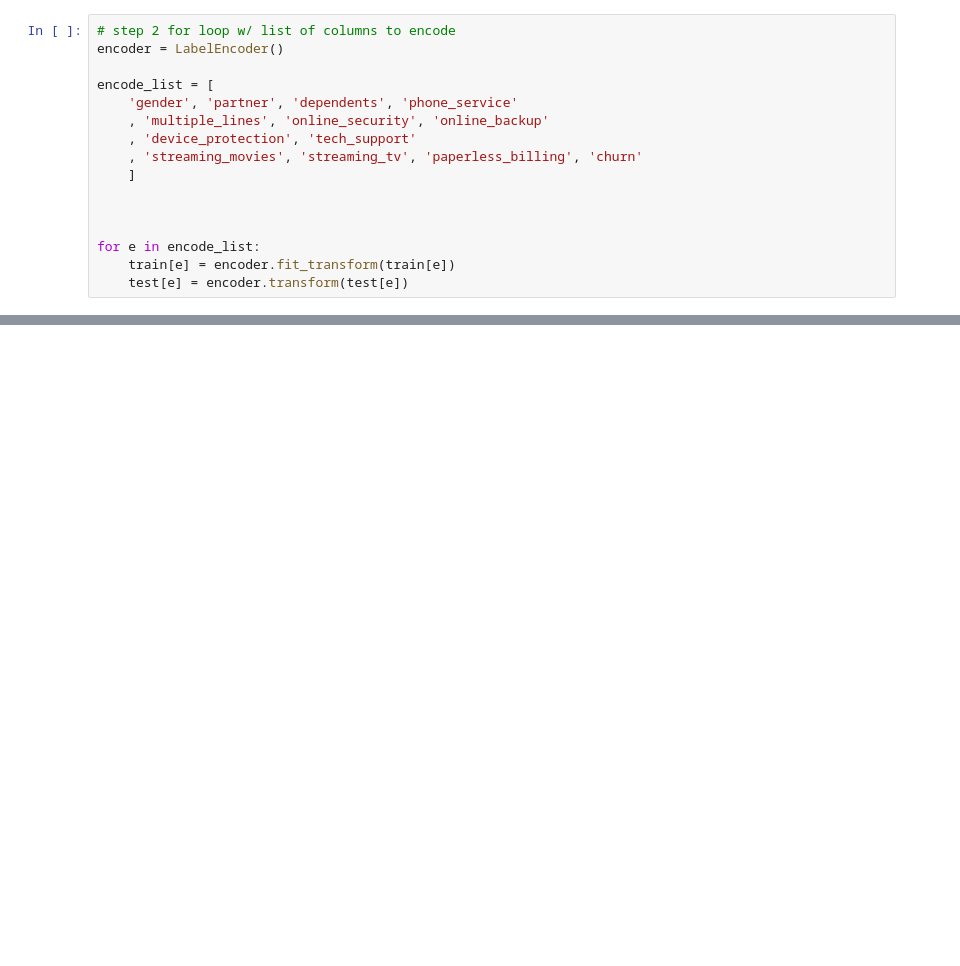
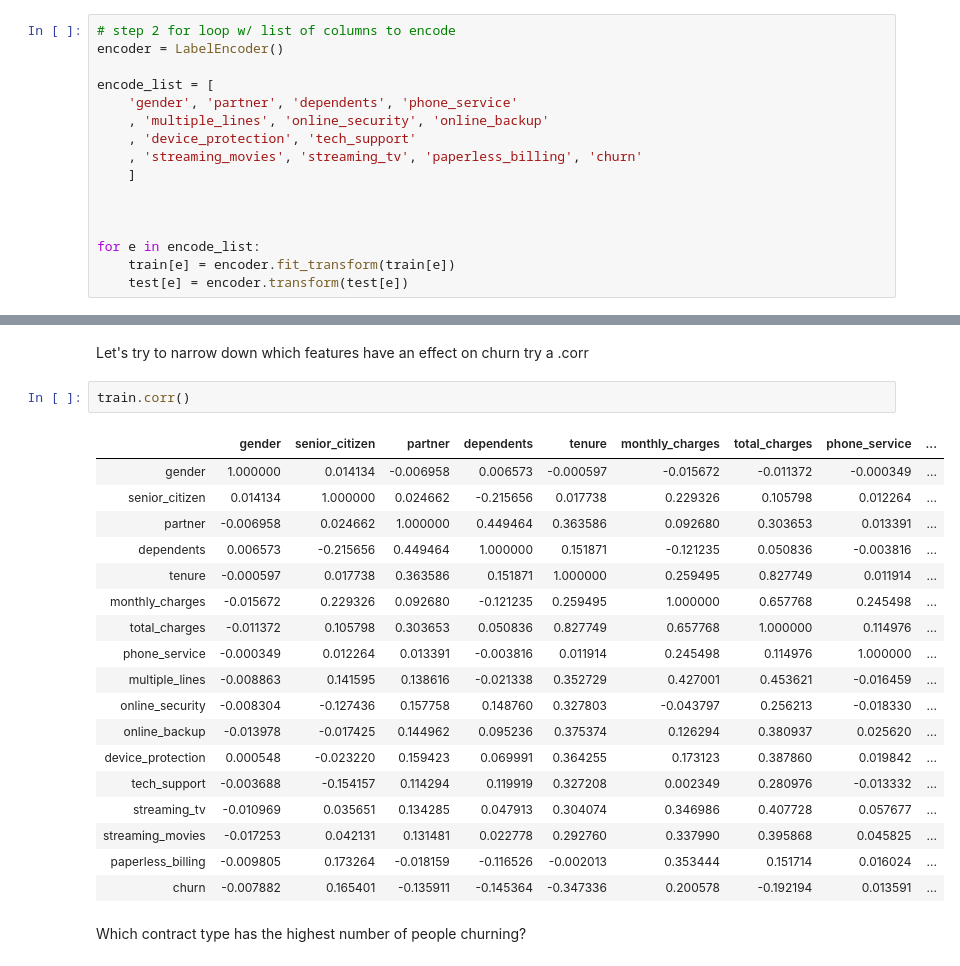
Before and after one commit to Corn-Shipps/predicting_telco_churn, a Jupyter notebook: JadaNotes.ipynb, the cells around one changed output, grey strips where cells are left out. Cells and saved outputs as stored; diff of their text form; blank space fills up the shorter version.

```diff
--- a/JadaNotes.ipynb
+++ b/JadaNotes.ipynb
@@ -211,0 +249,26 @@ test.shape
+# %% [markdown]
+Let's try to narrow down which features have an effect on churn
+try a .corr
+# %%
+train.corr()
+# %% [output]
+|  | gender | senior_citizen | partner | dependents | tenure | monthly_charges | total_charges | phone_service | ... |
+| gender | 1.000000 | 0.014134 | -0.006958 | 0.006573 | -0.000597 | -0.015672 | -0.011372 | -0.000349 | ... |
+| senior_citizen | 0.014134 | 1.000000 | 0.024662 | -0.215656 | 0.017738 | 0.229326 | 0.105798 | 0.012264 | ... |
+| partner | -0.006958 | 0.024662 | 1.000000 | 0.449464 | 0.363586 | 0.092680 | 0.303653 | 0.013391 | ... |
+| dependents | 0.006573 | -0.215656 | 0.449464 | 1.000000 | 0.151871 | -0.121235 | 0.050836 | -0.003816 | ... |
+| tenure | -0.000597 | 0.017738 | 0.363586 | 0.151871 | 1.000000 | 0.259495 | 0.827749 | 0.011914 | ... |
+| monthly_charges | -0.015672 | 0.229326 | 0.092680 | -0.121235 | 0.259495 | 1.000000 | 0.657768 | 0.245498 | ... |
+| total_charges | -0.011372 | 0.105798 | 0.303653 | 0.050836 | 0.827749 | 0.657768 | 1.000000 | 0.114976 | ... |
+| phone_service | -0.000349 | 0.012264 | 0.013391 | -0.003816 | 0.011914 | 0.245498 | 0.114976 | 1.000000 | ... |
+| multiple_lines | -0.008863 | 0.141595 | 0.138616 | -0.021338 | 0.352729 | 0.427001 | 0.453621 | -0.016459 | ... |
+| online_security | -0.008304 | -0.127436 | 0.157758 | 0.148760 | 0.327803 | -0.043797 | 0.256213 | -0.018330 | ... |
+| online_backup | -0.013978 | -0.017425 | 0.144962 | 0.095236 | 0.375374 | 0.126294 | 0.380937 | 0.025620 | ... |
+| device_protection | 0.000548 | -0.023220 | 0.159423 | 0.069991 | 0.364255 | 0.173123 | 0.387860 | 0.019842 | ... |
+| tech_support | -0.003688 | -0.154157 | 0.114294 | 0.119919 | 0.327208 | 0.002349 | 0.280976 | -0.013332 | ... |
+| streaming_tv | -0.010969 | 0.035651 | 0.134285 | 0.047913 | 0.304074 | 0.346986 | 0.407728 | 0.057677 | ... |
+| streaming_movies | -0.017253 | 0.042131 | 0.131481 | 0.022778 | 0.292760 | 0.337990 | 0.395868 | 0.045825 | ... |
+| paperless_billing | -0.009805 | 0.173264 | -0.018159 | -0.116526 | -0.002013 | 0.353444 | 0.151714 | 0.016024 | ... |
+| churn | -0.007882 | 0.165401 | -0.135911 | -0.145364 | -0.347336 | 0.200578 | -0.192194 | 0.013591 | ... |
+# %% [markdown]
+Which contract type has the highest number of people churning?
```
Also changed, not shown: parts of 29 cells of this notebook, 1 other file.
